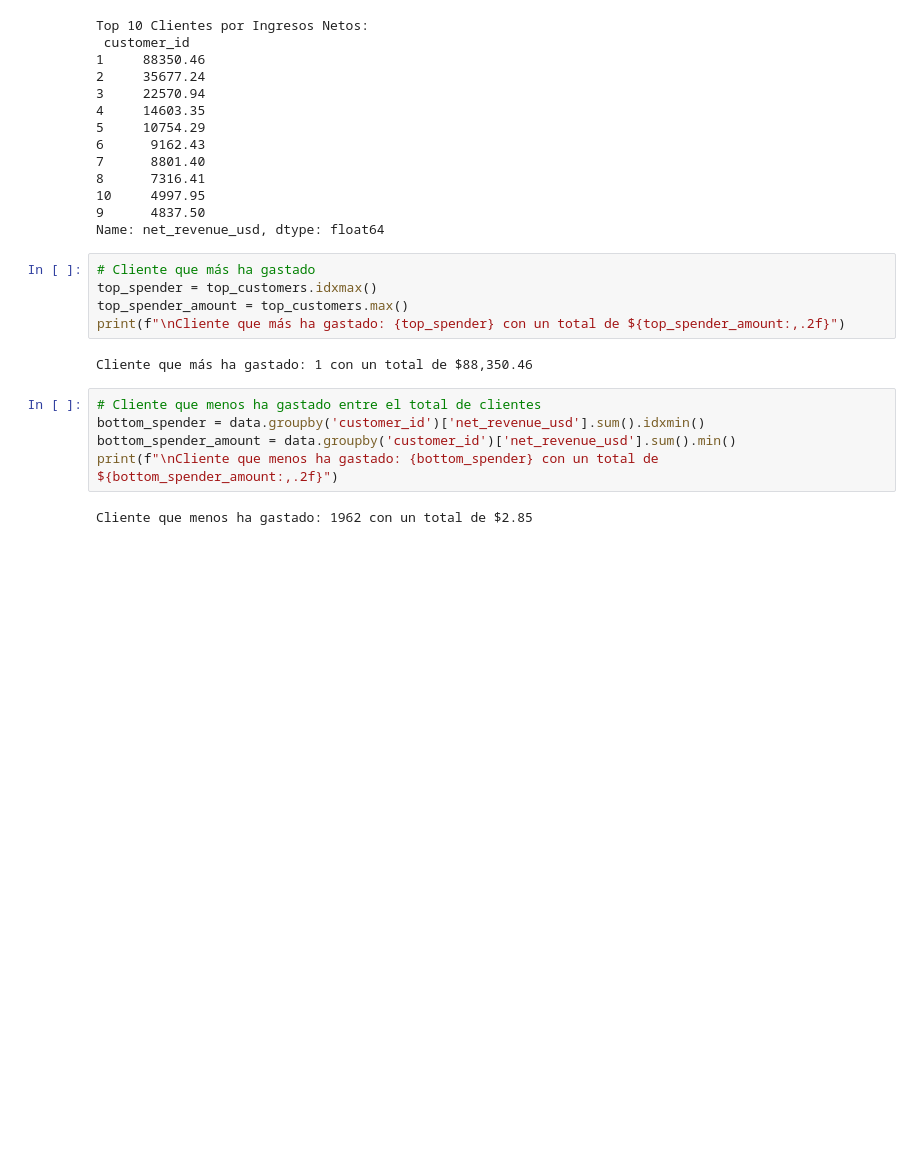
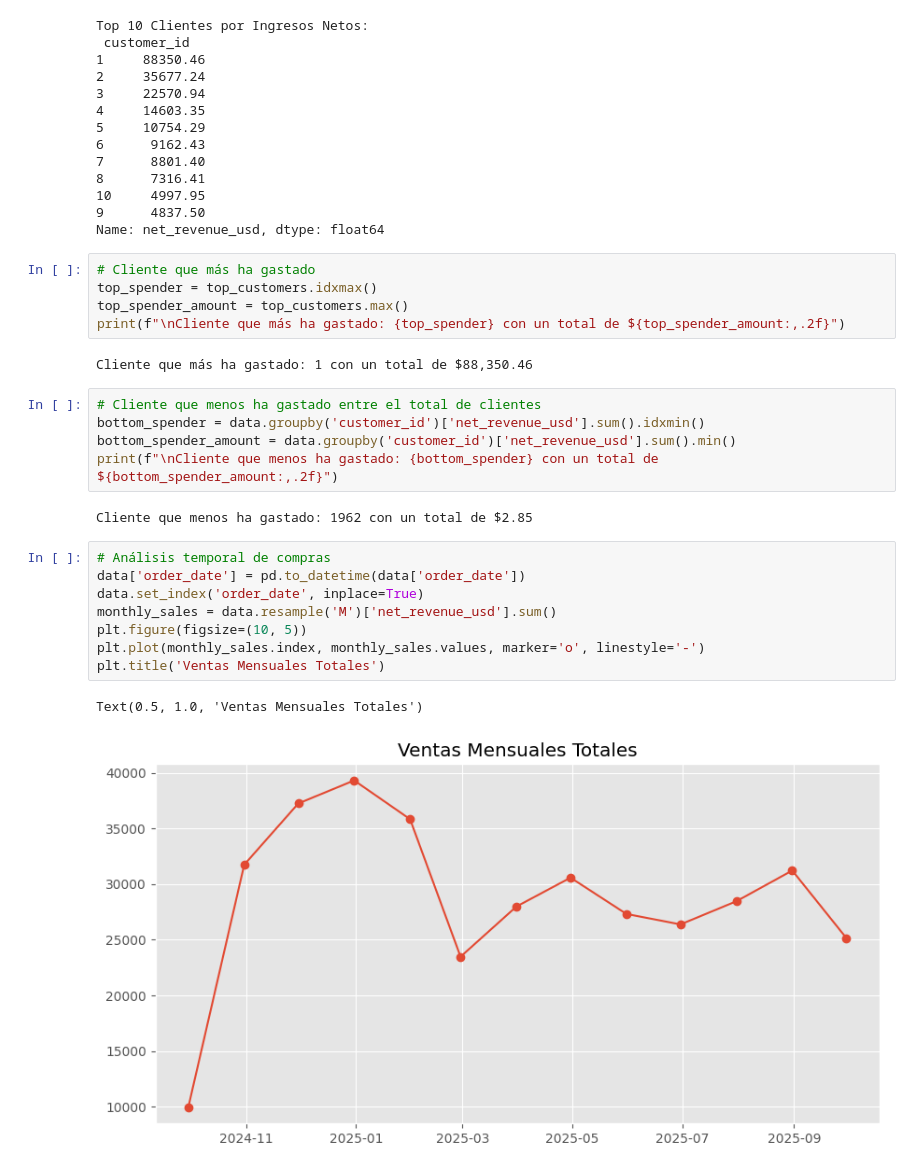
Before and after one commit to NaTHuber/digital-sales-analytics, a Jupyter notebook: code/02_eda.ipynb, the cells around one changed output. Saved outputs shown, nothing was run; the diff lists cells and outputs as text; blank space fills up the shorter version.

Commit message:
[add]: se comienza a hacer análisis temporal de ventas

```diff
--- a/code/02_eda.ipynb
+++ b/code/02_eda.ipynb
@@ -219,3 +219,14 @@ bottom_spender_amount = data.groupby('customer_id')['net_revenue_usd'].sum().min
 print(f"\nCliente que menos ha gastado: {bottom_spender} con un total de ${bottom_spender_amount:,.2f}")
 # %% [output]
 Cliente que menos ha gastado: 1962 con un total de $2.85
+# %%
+# Análisis temporal de compras
+data['order_date'] = pd.to_datetime(data['order_date'])
+data.set_index('order_date', inplace=True)
+monthly_sales = data.resample('M')['net_revenue_usd'].sum()
+plt.figure(figsize=(10, 5))
+plt.plot(monthly_sales.index, monthly_sales.values, marker='o', linestyle='-')
+plt.title('Ventas Mensuales Totales')
+# %% [output]
+Text(0.5, 1.0, 'Ventas Mensuales Totales')
+[figure, added]
```
